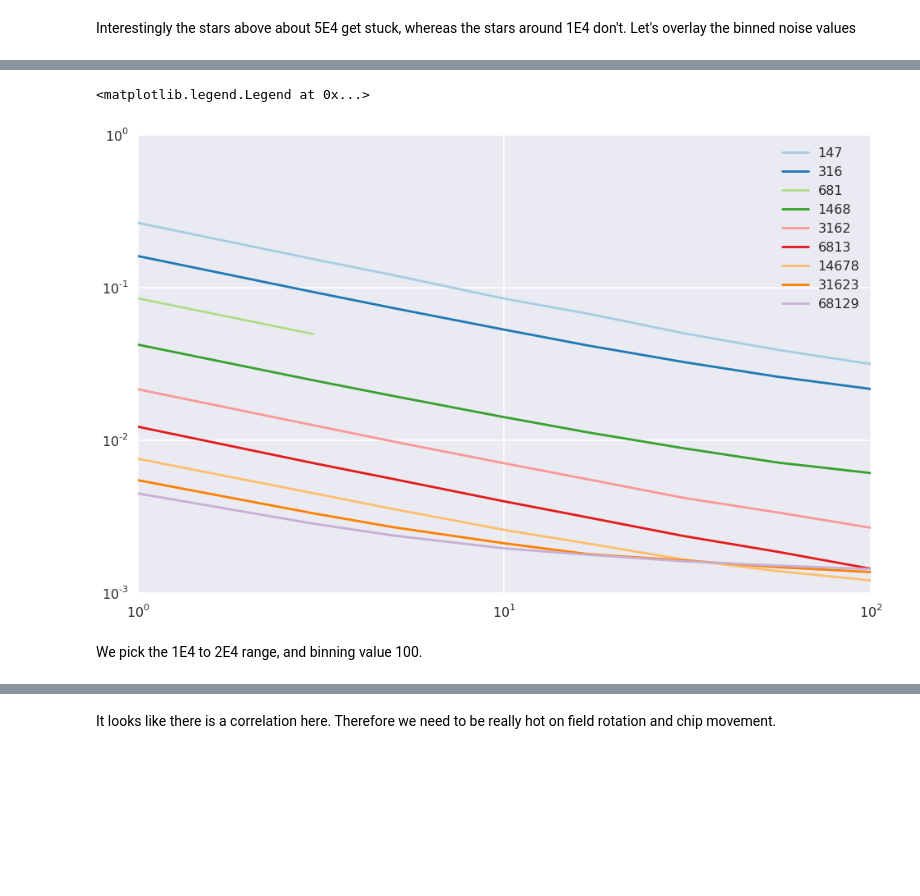
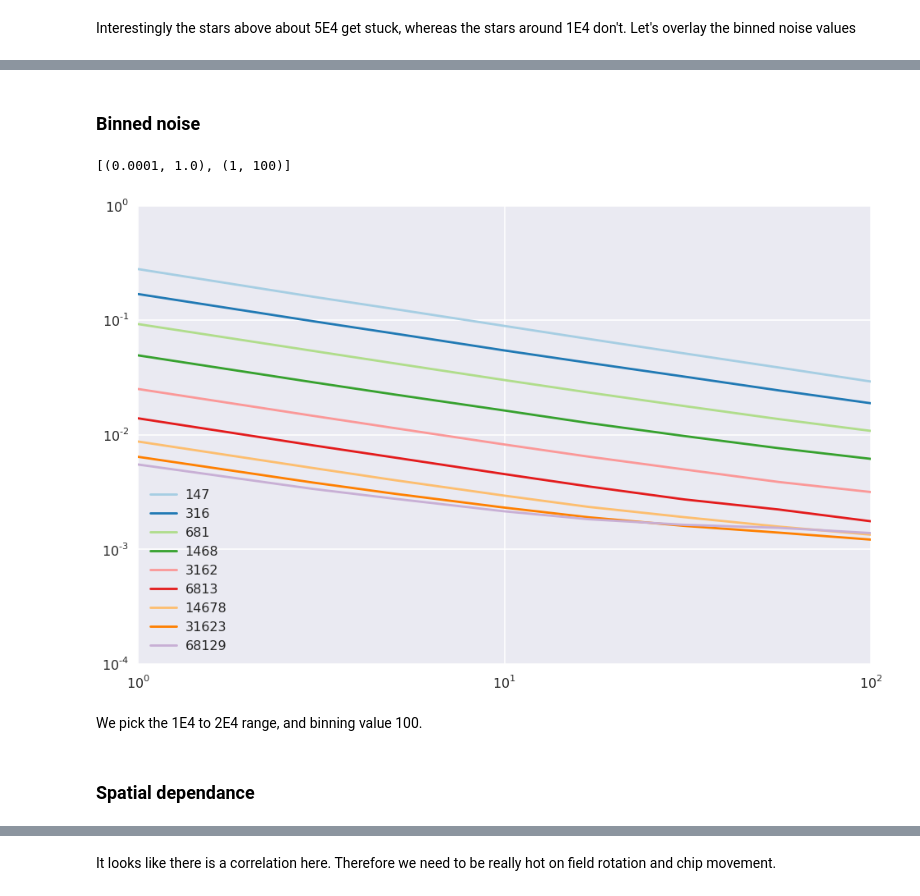
Before and after one commit to NGTS/lightcurve-explorer, a Jupyter notebook: exploration/position_dependency.ipynb, the cells around one changed output, grey strips where cells are left out. Drawn from its saved outputs; the diff is of its cells as text; code cells hidden in the pictures; blank space fills up the shorter version.

Commit message:
Use fixed plot limits for comparision

```diff
--- a/exploration/position_dependency.ipynb
+++ b/exploration/position_dependency.ipynb
@@ -209,9 +217,0 @@ right_edges = 10 ** (np.log10(left_edges) + 3. / 9.)
-# %%
-fig, axes = plt.subplots(2, 4, sharex=True, sharey=True)
-
-binned_stats = []
-for (bin_value, ax) in zip(bin_values, axes.flatten()):
-    x, y, e = plot_binned_frms(flux, bin_value, ax, left_edges=left_edges, right_edges=right_edges, ms=2)
-    binned_stats.append((x, y, e))
-    ax.set(title=bin_value, xlim=(1E3, 1E7), ylim=(1E-4, 1E-2))
-fig.tight_layout()
@@ -221,14 +219,17 @@ fig.tight_layout()
 binned_array = np.vstack([row[1] for row in binned_stats]).T
 brightnesses = binned_stats[0][0]
 binned_x = np.vstack([np.ones(binned_array.shape[0]) * v for v in bin_values]).T
+# %% [markdown]
+### Binned noise
 # %%
 fig, axis = plt.subplots()
 for (bx, by, brightness) in zip(binned_x, binned_array, brightnesses):
     axis.loglog(bx, by, label='{:.0f}'.format(brightness))
 axis.legend(loc='best')
+axis.set(xlim=(1, 100), ylim=(1E-4, 1E0))
 # %% [output]
-<matplotlib.legend.Legend at 0x...>
+[(0.0001, 1.0), (1, 100)]
-[figure, old version]
+[figure, new version]
 # %% [markdown]
 We pick the 1E4 to 2E4 range, and binning value 100.
 # %%
@@ -250,6 +251,8 @@ filtered_ccdx, filtered_ccdy = [data[ind] for data in [chosen_ccdx, chosen_ccdy]
 assert binned_frms.size == filtered_ccdx.shape[0] == filtered_ccdy.shape[0]
 # %%
 med_x, med_y = [np.median(data, axis=1) for data in [filtered_ccdx, filtered_ccdy]]
+# %% [markdown]
+### Spatial dependance
 # %%
 plt.scatter(med_x, med_y, c=np.log10(binned_frms), s=100, cmap='afmhot')
 plt.colorbar()
```
Also changed, not shown: parts of 18 cells of this notebook.
